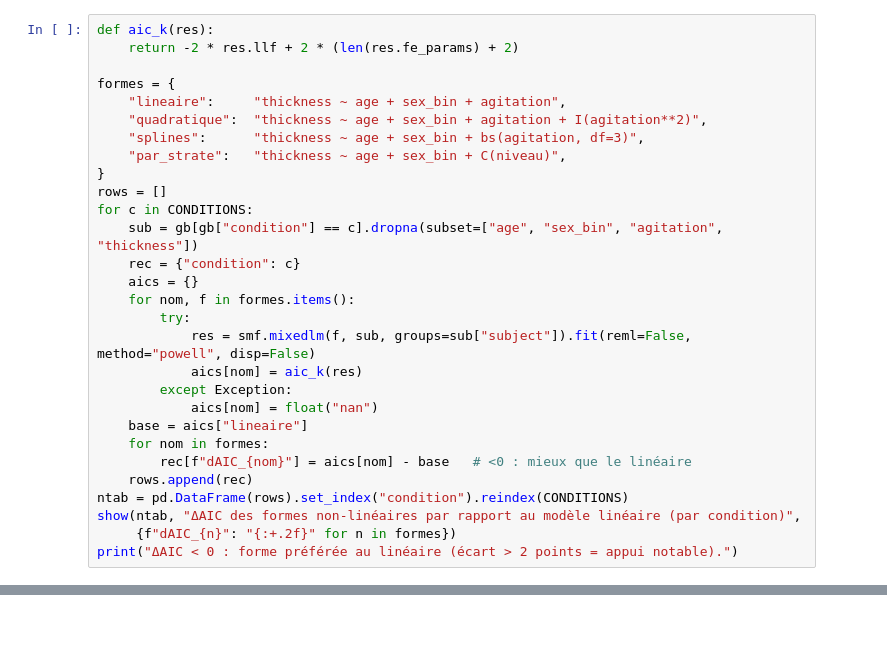
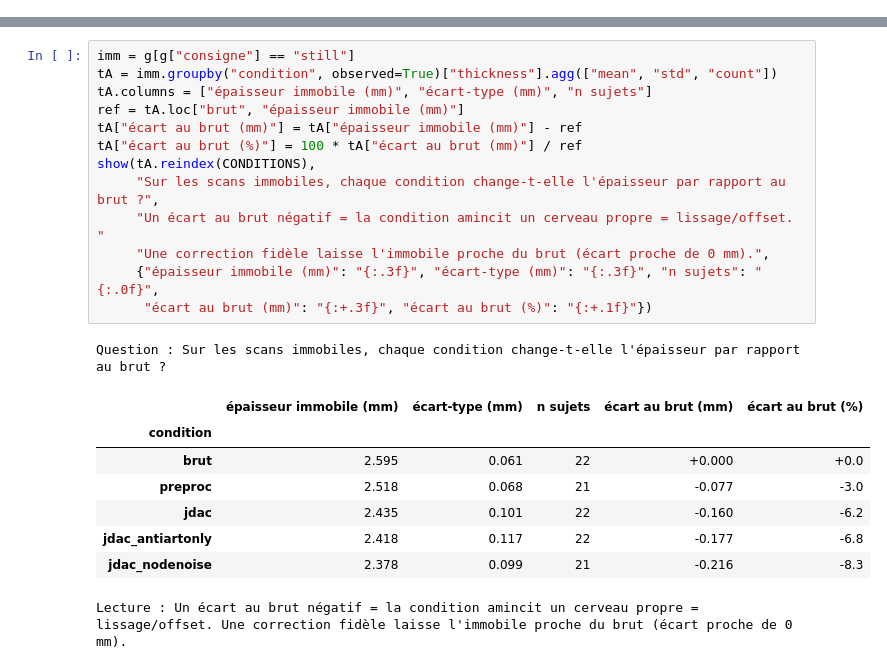
Before and after one commit to math-wil/jdac-motion-correction, a Jupyter notebook: pipelines/ds004332/phase4_compare_3bras/explore_epaisseur_rigide.ipynb, the cells around one changed output, grey strips where cells are left out. Cells and saved outputs as stored; diff of their text form; blank space fills up the shorter version.

```diff
--- a/pipelines/ds004332/phase4_compare_3bras/explore_epaisseur_rigide.ipynb
+++ b/pipelines/ds004332/phase4_compare_3bras/explore_epaisseur_rigide.ipynb
@@ -488,29 +0,0 @@ La comparaison par AIC (et l'inspection des résidus) indique si une forme non-l
-# %%
-def aic_k(res):
-    return -2 * res.llf + 2 * (len(res.fe_params) + 2)
-
-formes = {
-    "lineaire":     "thickness ~ age + sex_bin + agitation",
-    "quadratique":  "thickness ~ age + sex_bin + agitation + I(agitation**2)",
-    "splines":      "thickness ~ age + sex_bin + bs(agitation, df=3)",
-    "par_strate":   "thickness ~ age + sex_bin + C(niveau)",
-}
-rows = []
-for c in CONDITIONS:
-    sub = gb[gb["condition"] == c].dropna(subset=["age", "sex_bin", "agitation", "thickness"])
-    rec = {"condition": c}
-    aics = {}
-    for nom, f in formes.items():
-        try:
-            res = smf.mixedlm(f, sub, groups=sub["subject"]).fit(reml=False, method="powell", disp=False)
-            aics[nom] = aic_k(res)
-        except Exception:
-            aics[nom] = float("nan")
-    base = aics["lineaire"]
-    for nom in formes:
-        rec[f"dAIC_{nom}"] = aics[nom] - base   # <0 : mieux que le linéaire
-    rows.append(rec)
-ntab = pd.DataFrame(rows).set_index("condition").reindex(CONDITIONS)
-show(ntab, "ΔAIC des formes non-linéaires par rapport au modèle linéaire (par condition)",
-     {f"dAIC_{n}": "{:+.2f}" for n in formes})
-print("ΔAIC < 0 : forme préférée au linéaire (écart > 2 points = appui notable).")
@@ -534,0 +97,23 @@ La lecture combine ces éléments : une condition corrige le mouvement si elle r
+# %%
+imm = g[g["consigne"] == "still"]
+tA = imm.groupby("condition", observed=True)["thickness"].agg(["mean", "std", "count"])
+tA.columns = ["épaisseur immobile (mm)", "écart-type (mm)", "n sujets"]
+ref = tA.loc["brut", "épaisseur immobile (mm)"]
+tA["écart au brut (mm)"] = tA["épaisseur immobile (mm)"] - ref
+tA["écart au brut (%)"] = 100 * tA["écart au brut (mm)"] / ref
+show(tA.reindex(CONDITIONS),
+     "Sur les scans immobiles, chaque condition change-t-elle l'épaisseur par rapport au brut ?",
+     "Un écart au brut négatif = la condition amincit un cerveau propre = lissage/offset. "
+     "Une correction fidèle laisse l'immobile proche du brut (écart proche de 0 mm).",
+     {"épaisseur immobile (mm)": "{:.3f}", "écart-type (mm)": "{:.3f}", "n sujets": "{:.0f}",
+      "écart au brut (mm)": "{:+.3f}", "écart au brut (%)": "{:+.1f}"})
+# %% [output]
+Question : Sur les scans immobiles, chaque condition change-t-elle l'épaisseur par rapport au brut ?
+|  | épaisseur immobile (mm) | écart-type (mm) | n sujets | écart au brut (mm) | écart au brut (%) |
+| condition |  |  |  |  |  |
+| brut | 2.595 | 0.061 | 22 | +0.000 | +0.0 |
+| preproc | 2.518 | 0.068 | 21 | -0.077 | -3.0 |
+| jdac | 2.435 | 0.101 | 22 | -0.160 | -6.2 |
+| jdac_antiartonly | 2.418 | 0.117 | 22 | -0.177 | -6.8 |
+| jdac_nodenoise | 2.378 | 0.099 | 21 | -0.216 | -8.3 |
+Lecture : Un écart au brut négatif = la condition amincit un cerveau propre = lissage/offset. Une correction fidèle laisse l'immobile proche du brut (écart proche de 0 mm).
```
Also changed, not shown: parts of 40 cells of this notebook, 4 other files.
